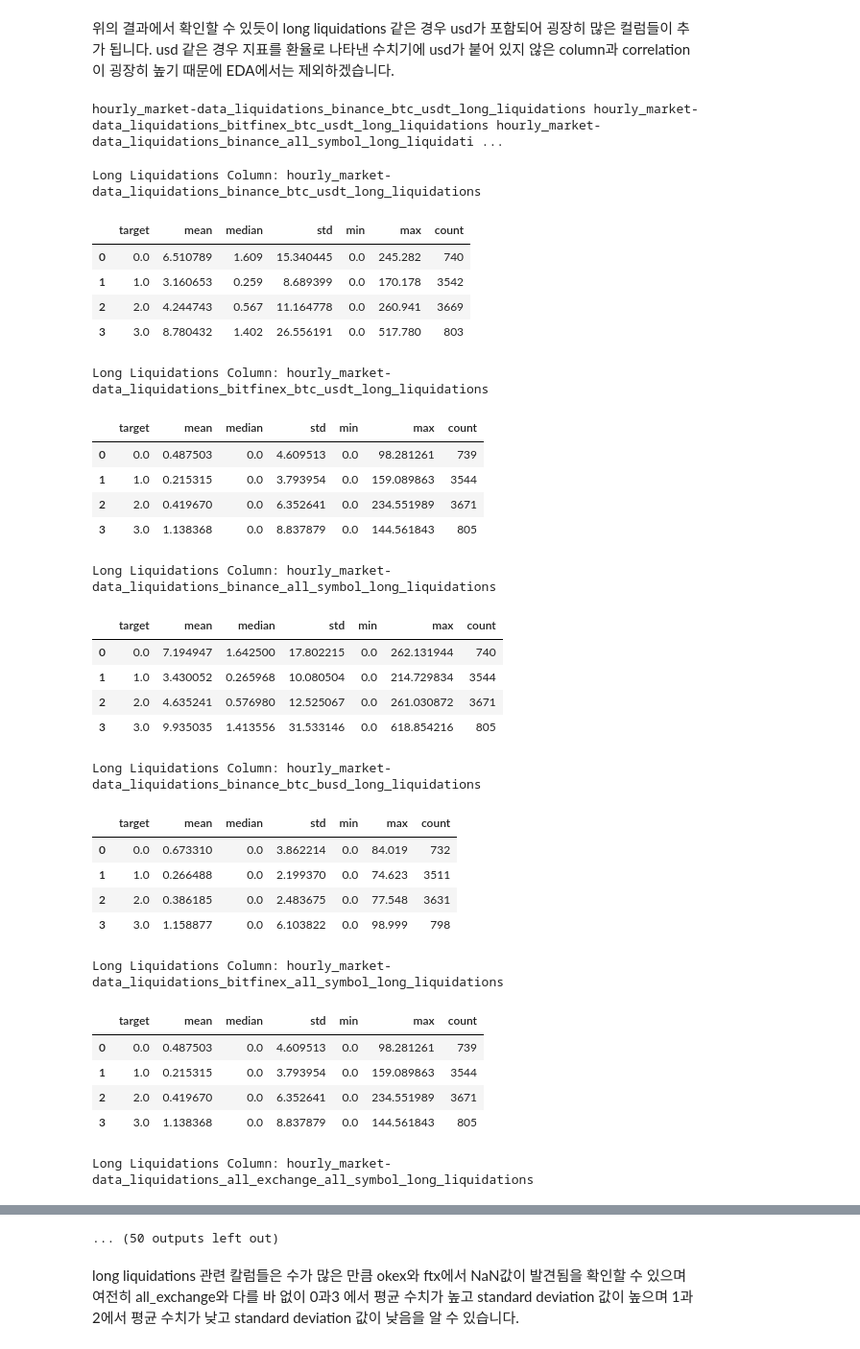
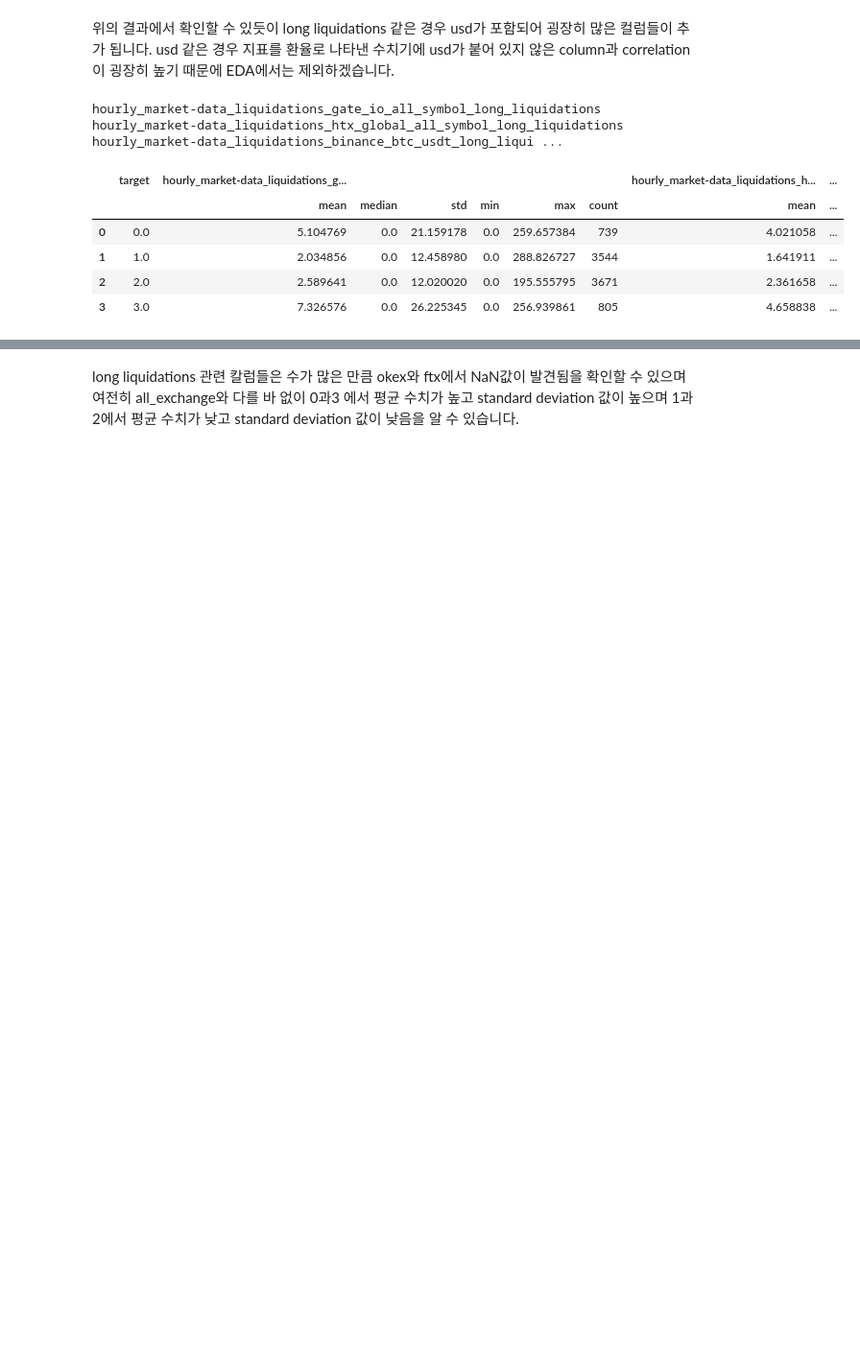
Before and after one commit to boostcampaitech7/level1-classificationinmachinelearning-recsys-10, a Jupyter notebook: eda/eda_exchanges.ipynb, the cells around one changed output, grey strips where cells are left out. Shown at 96% size. Cells and saved outputs as stored; diff of their text form; code cells hidden in the pictures; blank space fills up the shorter version.

```diff
--- a/eda/eda_exchanges.ipynb
+++ b/eda/eda_exchanges.ipynb
@@ -76,13 +76,7 @@ hourly_market-data_funding-rates_all_exchange_funding_rates hourly_market-data_f
 # %%
-# 거래소별로 funding rates에 따른 target 통계량 확인
-# groupby를 사용하여 거래소와 target 값을 기준으로 funding_rates의 통계량을 계산
+# 거래소와 target별로 funding rates의 통계량 (평균, 중앙값, 표준편차 등) 계산
+stats = train_df.groupby(['target'])[funding_columns].agg(['mean', 'median', 'std', 'min', 'max', 'count']).reset_index()
 
-for col in funding_columns:
-    print(f"Funding Rates: {col}")
-
-    # 거래소와 target별로 funding_rates의 통계량 (평균, 중앙값, 표준편차 등) 계산
-    stats = train_df.groupby(['target'])[col].agg(['mean', 'median', 'std', 'min', 'max', 'count']).reset_index()
-
-    # 통계량 확인
-    display_scrollable_dataframe(stats, max_height=200)
+# 통계량 확인
+display_scrollable_dataframe(stats, max_height=200)
 # %% [output]
@@ -172,47 +135,17 @@ hourly_market-data_liquidations_binance_btc_usdt_long_liquidations hourly_market
 long_liquidation_columns = [col for col in train_df.columns if col.endswith('long_liquidations')]
 display_scrollable_list("\n".join(long_liquidation_columns), max_height=150)
 # %% [output]
-hourly_market-data_liquidations_binance_btc_usdt_long_liquidations hourly_market-data_liquidations_bitfinex_btc_usdt_long_liquidations hourly_market-data_liquidations_binance_all_symbol_long_liquidati ...
+hourly_market-data_liquidations_gate_io_all_symbol_long_liquidations hourly_market-data_liquidations_htx_global_all_symbol_long_liquidations hourly_market-data_liquidations_binance_btc_usdt_long_liqui ...
 # %%
-# 각 컬럼에 대해 target 별 통계량 계산
-for col in long_liquidation_columns:
-    print(f"Long Liquidations Column: {col}")
+# target별로 long liquidations 통계량 (평균, 중앙값, 표준편차 등) 계산
+stats = train_df.groupby('target')[long_liquidation_columns].agg(['mean', 'median', 'std', 'min', 'max', 'count']).reset_index()
 
-    # target별로 long liquidations 통계량 계산 (평균, 중앙값, 표준편차 등)
-    stats = train_df.groupby('target')[col].agg(['mean', 'median', 'std', 'min', 'max', 'count']).reset_index()
-
-    # 통계량 출력
-    display_scrollable_dataframe(stats, max_height=150)
-    print("\n")
+# 통계량 출력
+display_scrollable_dataframe(stats, max_height=200)
 # %% [output]
-Long Liquidations Column: hourly_market-data_liquidations_binance_btc_usdt_long_liquidations
-|  | target | mean | median | std | min | max | count |
-| 0 | 0.0 | 6.510789 | 1.609 | 15.340445 | 0.0 | 245.282 | 740 |
-| 1 | 1.0 | 3.160653 | 0.259 | 8.689399 | 0.0 | 170.178 | 3542 |
-| 2 | 2.0 | 4.244743 | 0.567 | 11.164778 | 0.0 | 260.941 | 3669 |
-| 3 | 3.0 | 8.780432 | 1.402 | 26.556191 | 0.0 | 517.780 | 803 |
+|  | target | hourly_market-data_liquidations_g... |  |  |  |  |  | hourly_market-data_liquidations_h... | ... |
+|  |  | mean | median | std | min | max | count | mean | ... |
+| 0 | 0.0 | 5.104769 | 0.0 | 21.159178 | 0.0 | 259.657384 | 739 | 4.021058 | ... |
+| 1 | 1.0 | 2.034856 | 0.0 | 12.458980 | 0.0 | 288.826727 | 3544 | 1.641911 | ... |
+| 2 | 2.0 | 2.589641 | 0.0 | 12.020020 | 0.0 | 195.555795 | 3671 | 2.361658 | ... |
+| 3 | 3.0 | 7.326576 | 0.0 | 26.225345 | 0.0 | 256.939861 | 805 | 4.658838 | ... |
-Long Liquidations Column: hourly_market-data_liquidations_bitfinex_btc_usdt_long_liquidations
-|  | target | mean | median | std | min | max | count |
-| 0 | 0.0 | 0.487503 | 0.0 | 4.609513 | 0.0 | 98.281261 | 739 |
-| 1 | 1.0 | 0.215315 | 0.0 | 3.793954 | 0.0 | 159.089863 | 3544 |
-| 2 | 2.0 | 0.419670 | 0.0 | 6.352641 | 0.0 | 234.551989 | 3671 |
-| 3 | 3.0 | 1.138368 | 0.0 | 8.837879 | 0.0 | 144.561843 | 805 |
-Long Liquidations Column: hourly_market-data_liquidations_binance_all_symbol_long_liquidations
-|  | target | mean | median | std | min | max | count |
-| 0 | 0.0 | 7.194947 | 1.642500 | 17.802215 | 0.0 | 262.131944 | 740 |
-| 1 | 1.0 | 3.430052 | 0.265968 | 10.080504 | 0.0 | 214.729834 | 3544 |
-| 2 | 2.0 | 4.635241 | 0.576980 | 12.525067 | 0.0 | 261.030872 | 3671 |
-| 3 | 3.0 | 9.935035 | 1.413556 | 31.533146 | 0.0 | 618.854216 | 805 |
-Long Liquidations Column: hourly_market-data_liquidations_binance_btc_busd_long_liquidations
-|  | target | mean | median | std | min | max | count |
-| 0 | 0.0 | 0.673310 | 0.0 | 3.862214 | 0.0 | 84.019 | 732 |
-| 1 | 1.0 | 0.266488 | 0.0 | 2.199370 | 0.0 | 74.623 | 3511 |
-| 2 | 2.0 | 0.386185 | 0.0 | 2.483675 | 0.0 | 77.548 | 3631 |
-| 3 | 3.0 | 1.158877 | 0.0 | 6.103822 | 0.0 | 98.999 | 798 |
-Long Liquidations Column: hourly_market-data_liquidations_bitfinex_all_symbol_long_liquidations
-|  | target | mean | median | std | min | max | count |
-| 0 | 0.0 | 0.487503 | 0.0 | 4.609513 | 0.0 | 98.281261 | 739 |
-| 1 | 1.0 | 0.215315 | 0.0 | 3.793954 | 0.0 | 159.089863 | 3544 |
-| 2 | 2.0 | 0.419670 | 0.0 | 6.352641 | 0.0 | 234.551989 | 3671 |
-| 3 | 3.0 | 1.138368 | 0.0 | 8.837879 | 0.0 | 144.561843 | 805 |
-Long Liquidations Column: hourly_market-data_liquidations_all_exchange_all_symbol_long_liquidations
@@ -224,4 +152,3 @@ Long Liquidations Column: hourly_market-data_liquidations_all_exchange_all_symbo
-... (50 outputs left out)
 # %% [markdown]
 long liquidations 관련 칼럼들은 수가 많은 만큼 okex와 ftx에서 NaN값이 발견됨을 확인할 수 있으며 여전히 all_exchange와 다를 바 없이 0과3 에서 평균 수치가 높고 standard deviation 값이 높으며 1과 2에서 평균 수치가 낮고 standard deviation 값이 낮음을 알 수 있습니다.
 # %%
```
Also changed, not shown: parts of 18 cells of this notebook.
